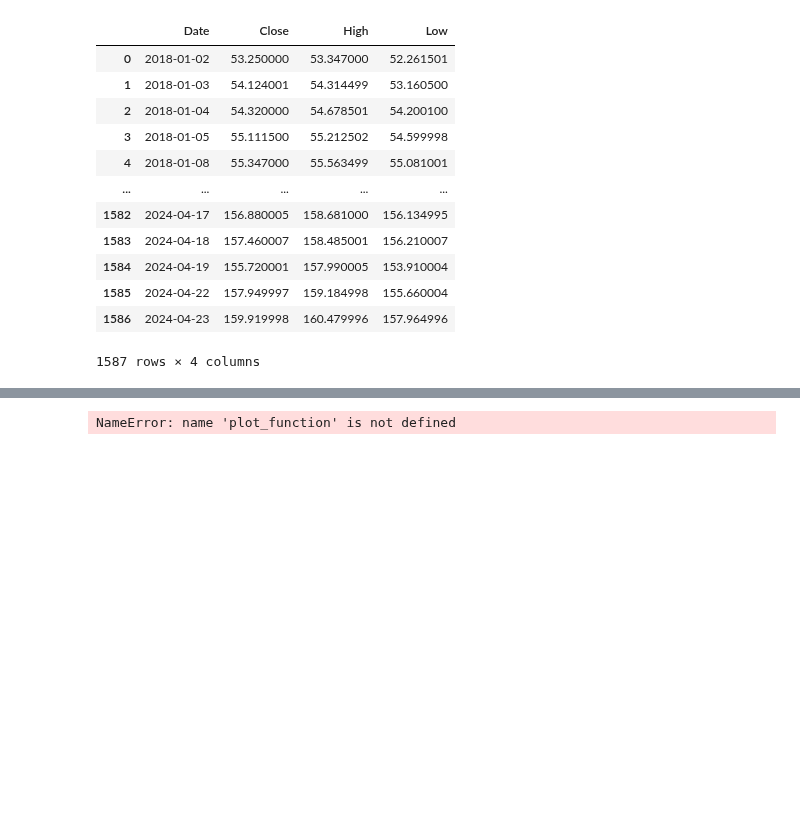
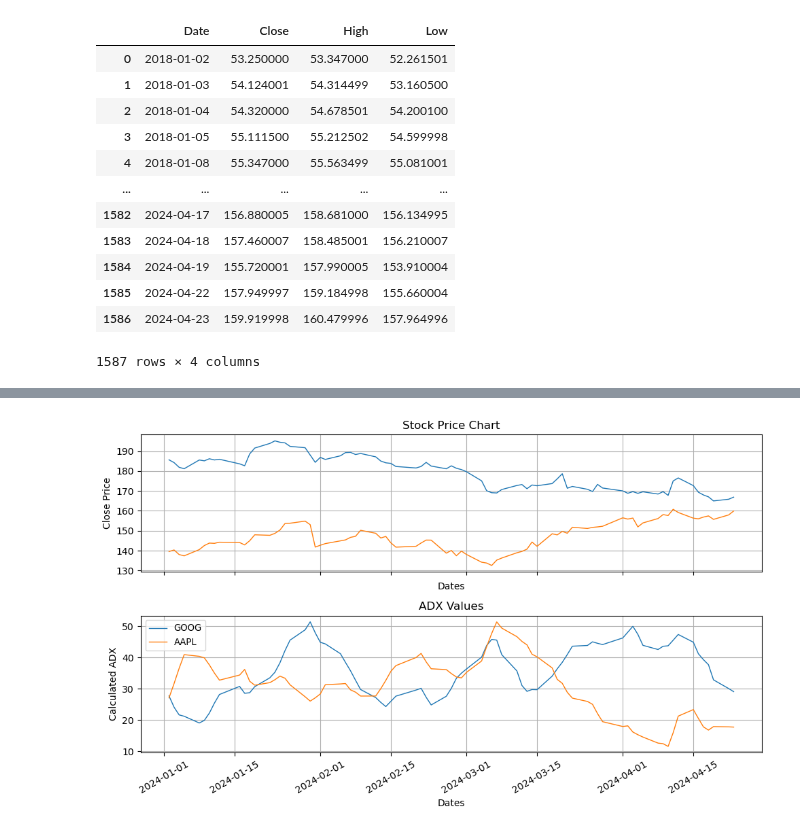
Before and after one commit to mburley127/TradingIndicators, a Jupyter notebook: Indicators/ADX.ipynb, the cells around one changed output, grey strips where cells are left out. Cells and saved outputs as stored; diff of their text form; code cells hidden in the pictures; blank space fills up the shorter version.

Commit message:
plot function finalized

```diff
--- a/Indicators/ADX.ipynb
+++ b/Indicators/ADX.ipynb
@@ -123,7 +133,7 @@ print(adx_df.tail())
 # %%
 ### Call Indicator Plot Function
 
-plot = plot_function(stock_data, adx_df, tickers)
+plot = plot_function(stock_data2, adx_df, mult_tick_list)
 plot
 # %% [output]
-NameError: name 'plot_function' is not defined
+[figure, added]
```
Also changed, not shown: parts of 2 cells of this notebook, 1 other file.
